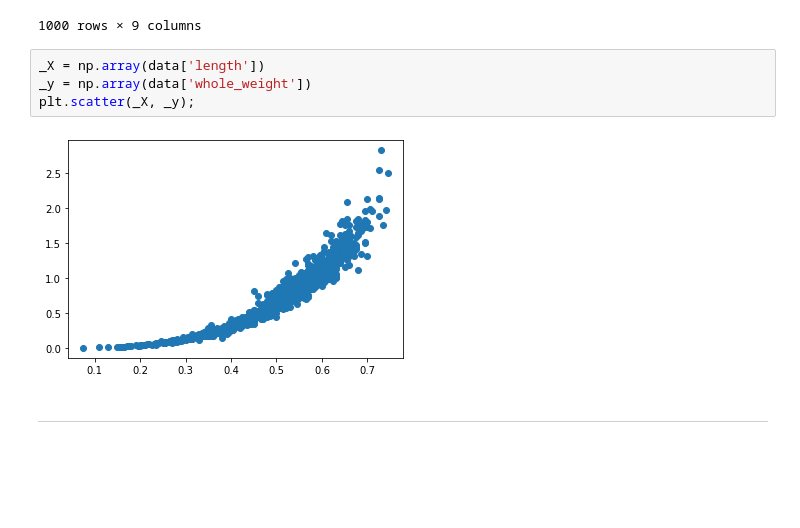
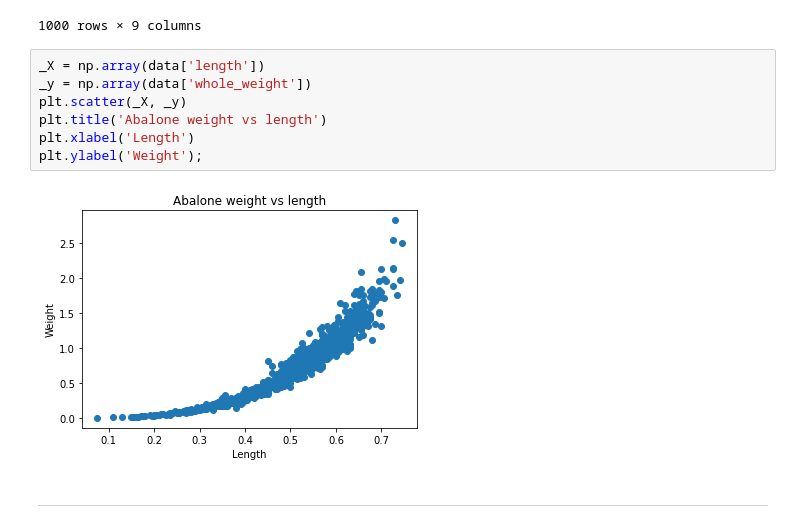
Before and after one commit to albertum1/local_regression, a Jupyter notebook: local.ipynb, the cells around one changed output. Cells and saved outputs as stored; diff of their text form; blank space fills up the shorter version.

```diff
--- a/local.ipynb
+++ b/local.ipynb
@@ -30,9 +30,12 @@ data
 # %%
 _X = np.array(data['length'])
 _y = np.array(data['whole_weight'])
-plt.scatter(_X, _y);
+plt.scatter(_X, _y)
+plt.title('Abalone weight vs length')
+plt.xlabel('Length')
+plt.ylabel('Weight');
 # %% [output]
-[figure, old version]
+[figure, new version]
 # %% [markdown]
 ---
 # %%
```
Also changed, not shown: parts of 17 cells of this notebook.
